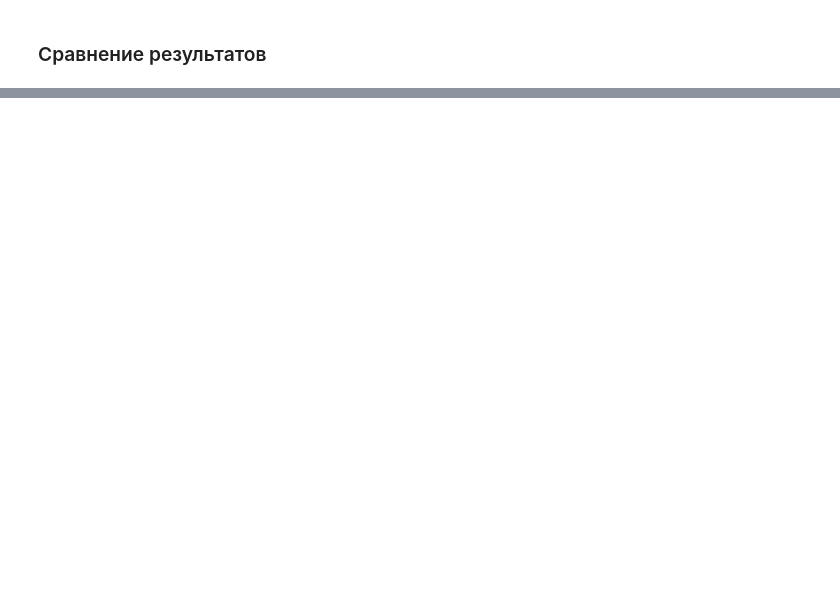
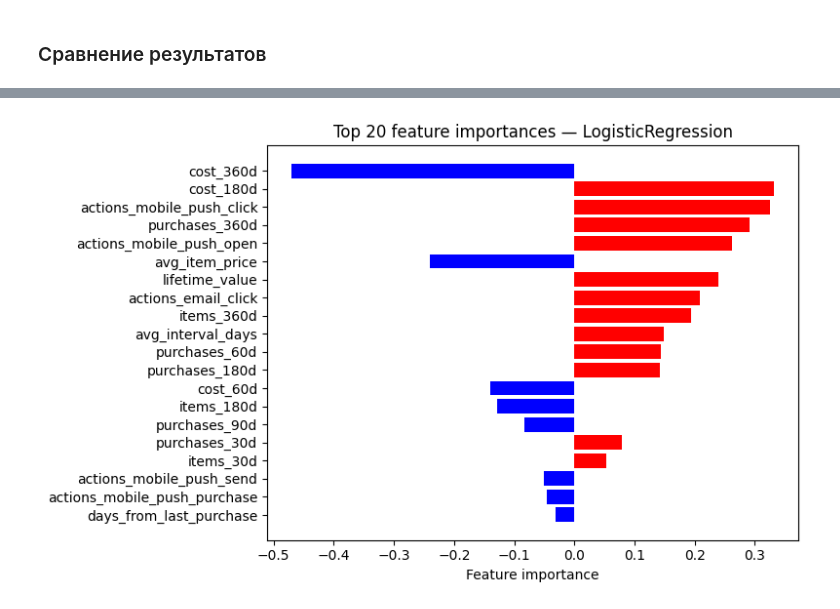
Before and after one commit to Ankudar/yandex_practicum_ds, a Jupyter notebook: 11) Masterskaya_2/notebook/project.ipynb, the cells around one changed output, grey strips where cells are left out. Saved outputs shown, nothing was run; the diff lists cells and outputs as text; code cells hidden in the pictures; blank space fills up the shorter version.

```diff
--- a/11) Masterskaya_2/notebook/project.ipynb
+++ b/11) Masterskaya_2/notebook/project.ipynb
@@ -1039,0 +1426,17 @@ display(results_df.sort_values("ROC_AUC_FinalTest", ascending=False))
+# %%
+best_row = results_df.sort_values("ROC_AUC_FinalTest", ascending=False).iloc[0]
+best_model_name = best_row["Model"]
+best_model = best_models[best_model_name]
+
+logger.info(f"=== Анализ признаков и SHAP для лучшей модели: {best_model_name} ===")
+
+preprocessor = best_model.named_steps["preprocessor"]
+selector = best_model.named_steps["selectkbest"]
+
+all_features = get_feature_names(preprocessor)
+
+mask = selector.get_support()
+selected_features = np.array(all_features)[mask]
+
+logger.info(f"Выбрано признаков: {len(selected_features)}")
+logger.info(f"Top features: {selected_features[:15]}")
@@ -1039,0 +1450,67 @@ display(results_df.sort_values("ROC_AUC_FinalTest", ascending=False))
+# %%
+N = 20 # число фич для отображения нпа графиках
+
+classifier = list(best_model.named_steps.values())[-1]
+
+feature_importance = None
+if hasattr(classifier, "feature_importances_"):
+    feature_importance = pd.DataFrame({
+        "feature": selected_features,
+        "importance": classifier.feature_importances_
+    }).sort_values("importance", ascending=False)
+elif hasattr(classifier, "coef_"):
+    coefs = classifier.coef_[0]
+    feature_importance = pd.DataFrame({
+        "feature": selected_features,
+        "importance": coefs
+    }).sort_values("importance", key=np.abs, ascending=False)
+
+if feature_importance is not None:
+    top_features = feature_importance.head(N)
+    plt.figure(figsize=(8, 5))
+    colors = ['red' if val > 0 else 'blue' for val in top_features["importance"]]
+    plt.barh(top_features["feature"], top_features["importance"], color=colors)
+    plt.gca().invert_yaxis()
+    plt.title(f"Top {N} feature importances — {best_model_name}")
+    plt.xlabel("Feature importance")
+    plt.tight_layout()
+    plt.show()
+
+logger.info(f"Вычисление SHAP для {best_model_name}...")
+
+X_train_transformed = preprocessor.transform(X_train)
+X_train_selected = selector.transform(X_train_transformed)
+X_selected_df = pd.DataFrame(X_train_selected, columns=selected_features)
+explainer = shap.Explainer(classifier, X_selected_df)
+shap_values = explainer(X_selected_df)
+
+shap_importance = np.abs(shap_values.values).mean(axis=0)
+shap_df = pd.DataFrame({
+    "feature": selected_features,
+    "mean_abs_shap": shap_importance
+}).sort_values("mean_abs_shap", ascending=False)
+
+top_shap_features = shap_df.head(N)["feature"].tolist()
+logger.info(f"Топ-{N} признаков по SHAP: {top_shap_features}")
+
+plt.figure(figsize=(8, 5))
+bar_colors = ['red' if val > 0 else 'blue' for val in shap_values[:, [list(selected_features).index(f) for f in top_shap_features]].values.mean(axis=0)]
+plt.barh(top_shap_features[::-1], shap_df.set_index("feature").loc[top_shap_features]["mean_abs_shap"][::-1], color=bar_colors[::-1])
+plt.title(f"Top {N} SHAP values — {best_model_name}")
+plt.xlabel("Mean(|SHAP value|)")
+plt.tight_layout()
+plt.show()
+
+logger.info("Построение SHAP Beeswarm Plot...")
+shap.summary_plot(
+    shap_values[:, [list(selected_features).index(f) for f in top_shap_features]],
+    features=X_selected_df[top_shap_features],
+    feature_names=top_shap_features,
+    plot_type="dot",
+    color_bar=True,
+    show=True
+)
+
+logger.info(f"SHAP-анализ завершён для {best_model_name}")
+# %% [output]
+[figure, added]
```
Also changed, not shown: parts of 53 cells of this notebook, 1 other file.
